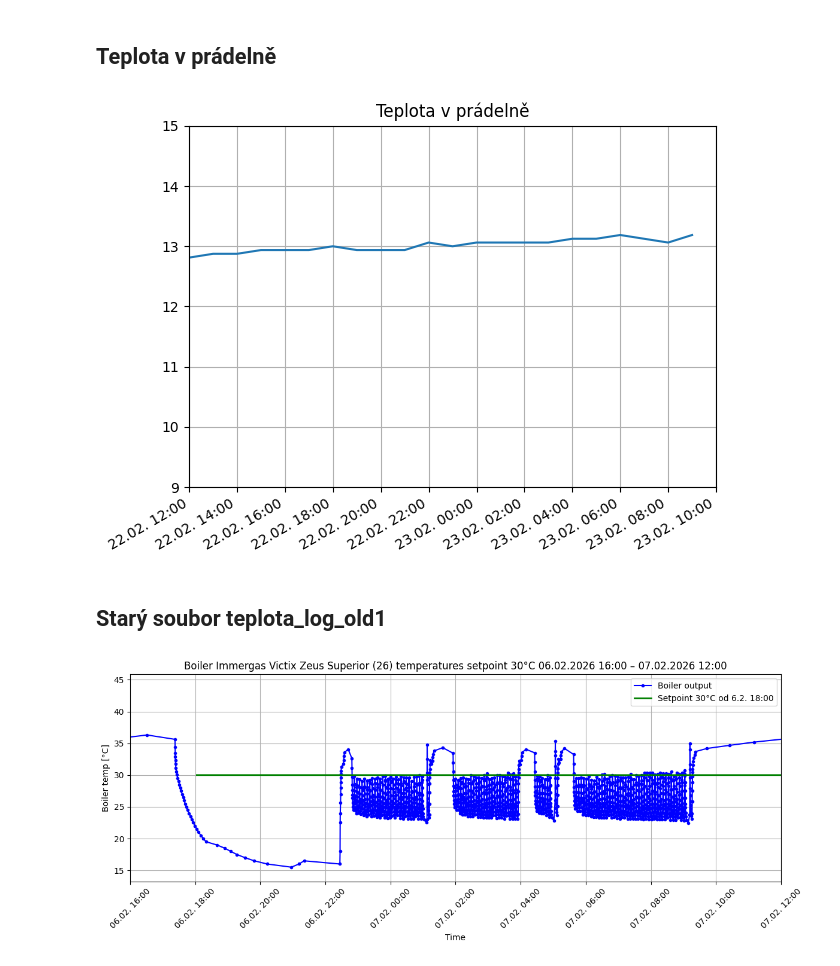
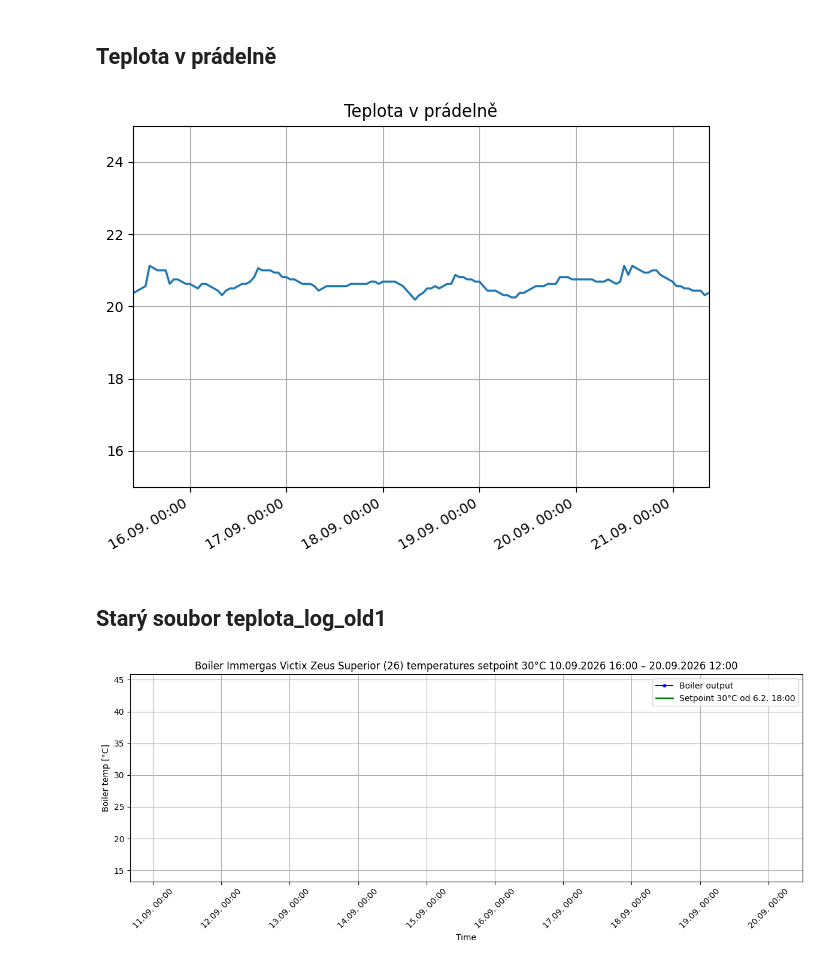
Before and after one commit to MarekCoderslab/Teploty_kotle, a Jupyter notebook: Teplota_kotle.ipynb, the cells around one changed output. Cells and saved outputs as stored; diff of their text form; code cells hidden in the pictures.

```diff
--- a/Teplota_kotle.ipynb
+++ b/Teplota_kotle.ipynb
@@ -575,7 +604,7 @@ import matplotlib.pyplot as plt
 import matplotlib.dates as mdates
 # import mplcursors
 
-df_pradelna = pd.read_csv("teplota_pradelna.csv", header=None, names=["cas", "tepl"])
+df_pradelna = pd.read_csv("/Users/Marek/Documents/raspberry/netatmo/teplota_pradelna.csv", header=None, names=["cas", "tepl"])
 # df_pradelna["cas"] = pd.to_datetime(df_pradelna["cas"], errors="coerce")
 df_pradelna["cas"] = pd.to_datetime(df_pradelna["cas"], format="%Y-%m-%d %H:%M:%S", errors="coerce")
 df_pradelna["tepl"] = pd.to_numeric(df_pradelna["tepl"], errors="coerce")
@@ -583,7 +612,7 @@ df_pradelna = df_pradelna.dropna().sort_values("cas").drop_duplicates("cas")
 
 fig, ax = plt.subplots()
 
-ax.set_ylim(9, 15)
+ax.set_ylim(15, 25)
 ax.set_title("Teplota v prádelně")
 
 ax.plot(df_pradelna["cas"], df_pradelna["tepl"], linestyle="-", marker=None)
@@ -599,7 +628,7 @@ plt.tight_layout()
 # mplcursors.cursor(hover=True)
 plt.show()
 # %% [output]
-[figure, old version]
+[figure, new version]
 # %% [markdown]
 ## Starý soubor teplota_log_old1
 # %%
@@ -616,40 +645,40 @@ df_old["Value"] = pd.to_numeric(df_old["Value"], errors="coerce")
 df_old = df_old.dropna().sort_values("Time").drop_duplicates("Time")
 
 # --- RUČNÍ NASTAVENÍ ČASOVÉHO OKNA ---
-start_time = pd.Timestamp("2026-02-06 16:00:00")
-end_time   = pd.Timestamp("2026-02-07 12:00")
+start_time = pd.Timestamp("2026-09-10 16:00:00")
+end_time   = pd.Timestamp("2026-09-20 12:00")
 
 plt.figure(figsize=(12,5))
 ax = plt.gca()
 
 # Kotel
 ax.plot(df_old["Time"], df_old["Value"], marker=".", color="blue", label="Boiler output")
 
 # --- Zelená křivka začínající až 6.2. v 18:00
-start_const = pd.Timestamp("2026-02-06 18:00:00")
+start_const = pd.Timestamp("2026-09-10 18:00:00")
 mask = df_old["Time"] >= start_const
 ax.plot(df_old.loc[mask, "Time"], [30] * mask.sum(), color="green", linewidth=2, label="Setpoint 30°C od 6.2. 18:00")
 
 # Netatmo – původní křivka
 # ax.plot(df_netatmo["time_local"], df_netatmo["Boiler_water"], color="red", label="Ekviterm temp")
 
 # Netatmo – nová křivka (Boiler_water_2)
 # ax.plot(df_netatmo["time_local"], df_netatmo["Boiler_water_2"], color="green", label="Ekviterm temp 2")
 
 # --- APLIKACE ČASOVÉHO OKNA NA GRAF ---
 ax.set_xlim(start_time, end_time)
 
 # Formát osy X
 ax.xaxis.set_major_formatter(mdates.DateFormatter('%d.%m. %H:%M'))
 plt.xticks(rotation=45)
 
 plt.title(f"Boiler Immergas Victix Zeus Superior (26) temperatures setpoint 30°C {start_time:%d.%m.%Y %H:%M} – {end_time:%d.%m.%Y %H:%M}")
 
 ax.set_xlabel("Time")
 ax.set_ylabel("Boiler temp [°C]")
 plt.grid(True)
 plt.legend()
 plt.tight_layout()
 plt.show()
 # %% [output]
-[figure, old version]
+[figure, new version]
```
Also changed, not shown: parts of 13 cells of this notebook, 5 other files.
